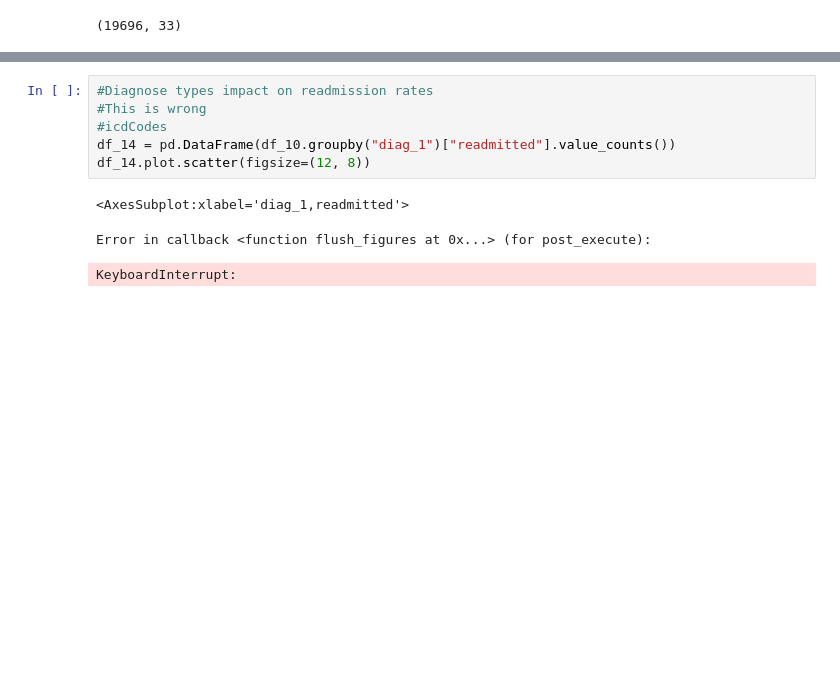
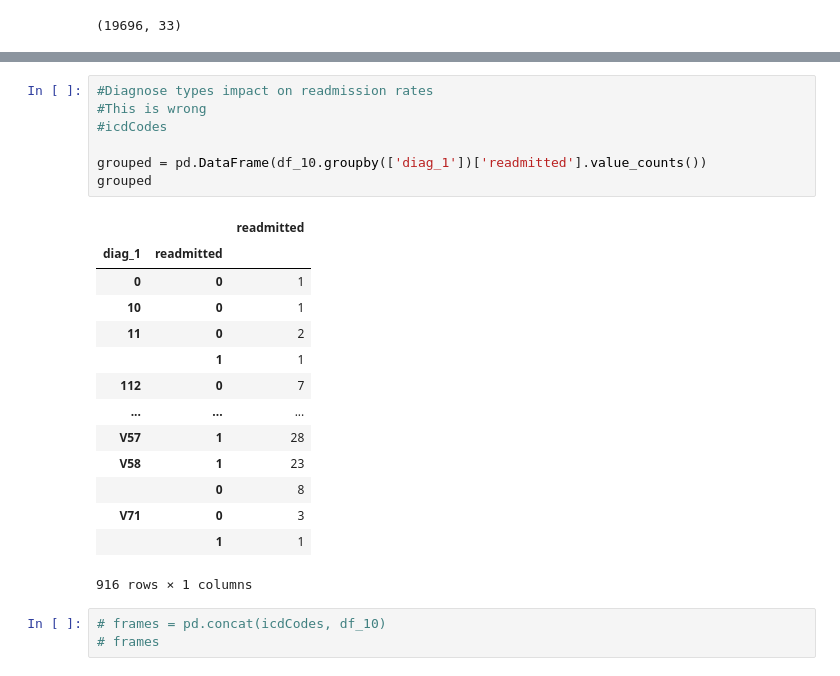
Before and after one commit to sufyaans/bigdata_cw2, a Jupyter notebook: 193_solution.ipynb, the cells around one changed output, grey strips where cells are left out. Cells and saved outputs as stored; diff of their text form; blank space fills up the shorter version.

```diff
--- a/193_solution.ipynb
+++ b/193_solution.ipynb
@@ -333,10 +338,25 @@ df_13.plot.bar(figsize=(12, 8))
 # %%
 #Diagnose types impact on readmission rates
 #This is wrong
 #icdCodes
-df_14 = pd.DataFrame(df_10.groupby("diag_1")["readmitted"].value_counts())
-df_14.plot.scatter(figsize=(12, 8))
+
+grouped = pd.DataFrame(df_10.groupby(['diag_1'])['readmitted'].value_counts())
+grouped
 # %% [output]
+|  |  | readmitted |
+| diag_1 | readmitted |  |
+| 0 | 0 | 1 |
+| 10 | 0 | 1 |
+| 11 | 0 | 2 |
+|  | 1 | 1 |
+| 112 | 0 | 7 |
+| ... | ... | ... |
+| V57 | 1 | 28 |
+| V58 | 1 | 23 |
+|  | 0 | 8 |
+| V71 | 0 | 3 |
+|  | 1 | 1 |
-<AxesSubplot:xlabel='diag_1,readmitted'>
+916 rows × 1 columns
-Error in callback <function flush_figures at 0x...> (for post_execute):
-KeyboardInterrupt:
+# %%
+# frames = pd.concat(icdCodes, df_10)
+# frames
```
Also changed, not shown: parts of 9 cells of this notebook, 6 other files.
